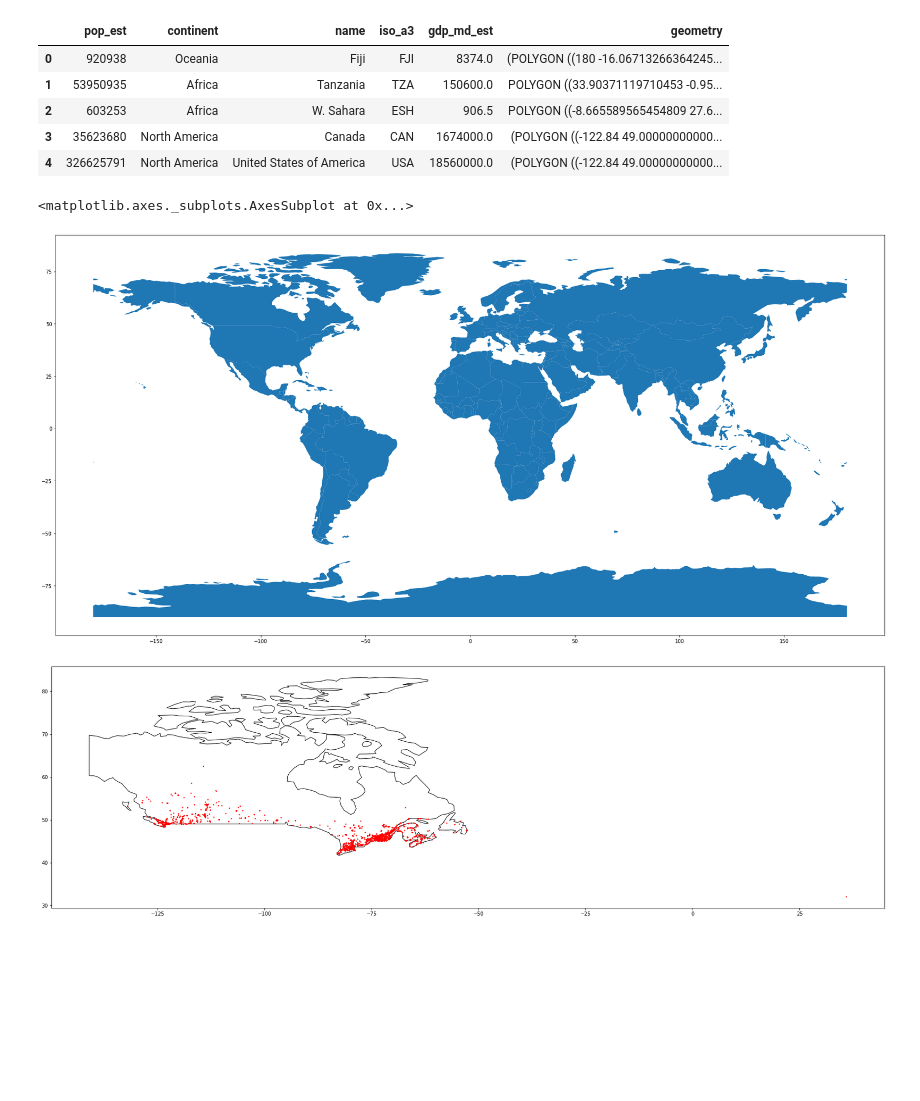
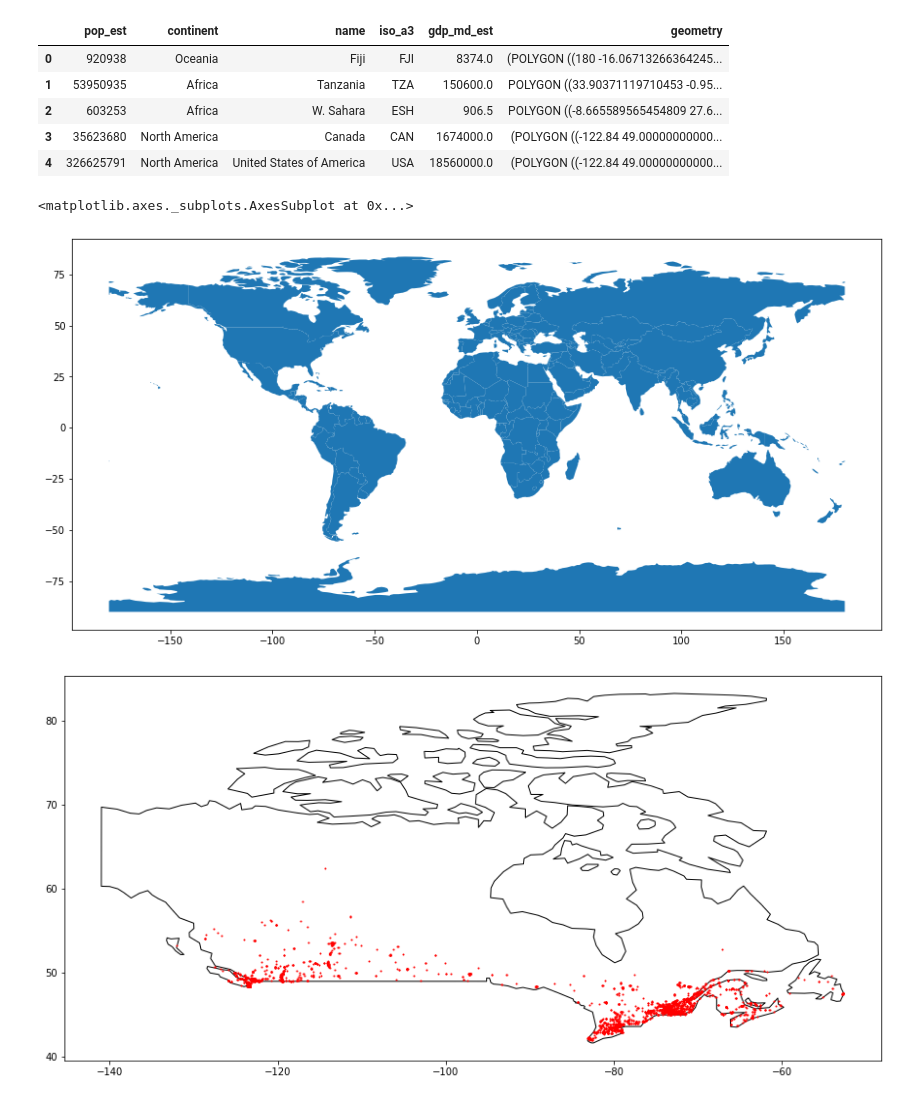
Before and after one commit to datawithchris/Alternative-Fuel-Stations, a Jupyter notebook: Fuel-Stations.ipynb, the cells around one changed output. Drawn from its saved outputs; the diff is of its cells as text; code cells hidden in the pictures; blank space fills up the shorter version.

Commit message:
filtered outlier

```diff
--- a/Fuel-Stations.ipynb
+++ b/Fuel-Stations.ipynb
@@ -18,7 +18,7 @@ import descartes
 # %%
 # Plot settings
 %matplotlib inline
-plt.rcParams["figure.figsize"] = (30,15)
+plt.rcParams["figure.figsize"] = (15,15)
 # %%
 datafile = 'nrel_data.json'
 # %%
@@ -93,0 +106,3 @@ df.describe()
+# %%
+# Filter outlier from dataset
+df = df[df.longitude < -40]
@@ -121,11 +149,11 @@ world.head(5)
 world.plot()
 # %% [output]
 <matplotlib.axes._subplots.AxesSubplot at 0x...>
-[figure, old version]
+[figure, new version]
 # %%
 fig, ax = plt.subplots()
 world[world.name == 'Canada'].plot(ax=ax, color='white', edgecolor='black')
-gdf.plot(ax=ax, marker='o', color='red', markersize=2)
+gdf.plot(ax=ax, marker='o', color='red', markersize=1)
 plt.show()
 # %% [output]
-[figure, old version]
+[figure, new version]
```
Also changed, not shown: parts of 3 cells of this notebook.
